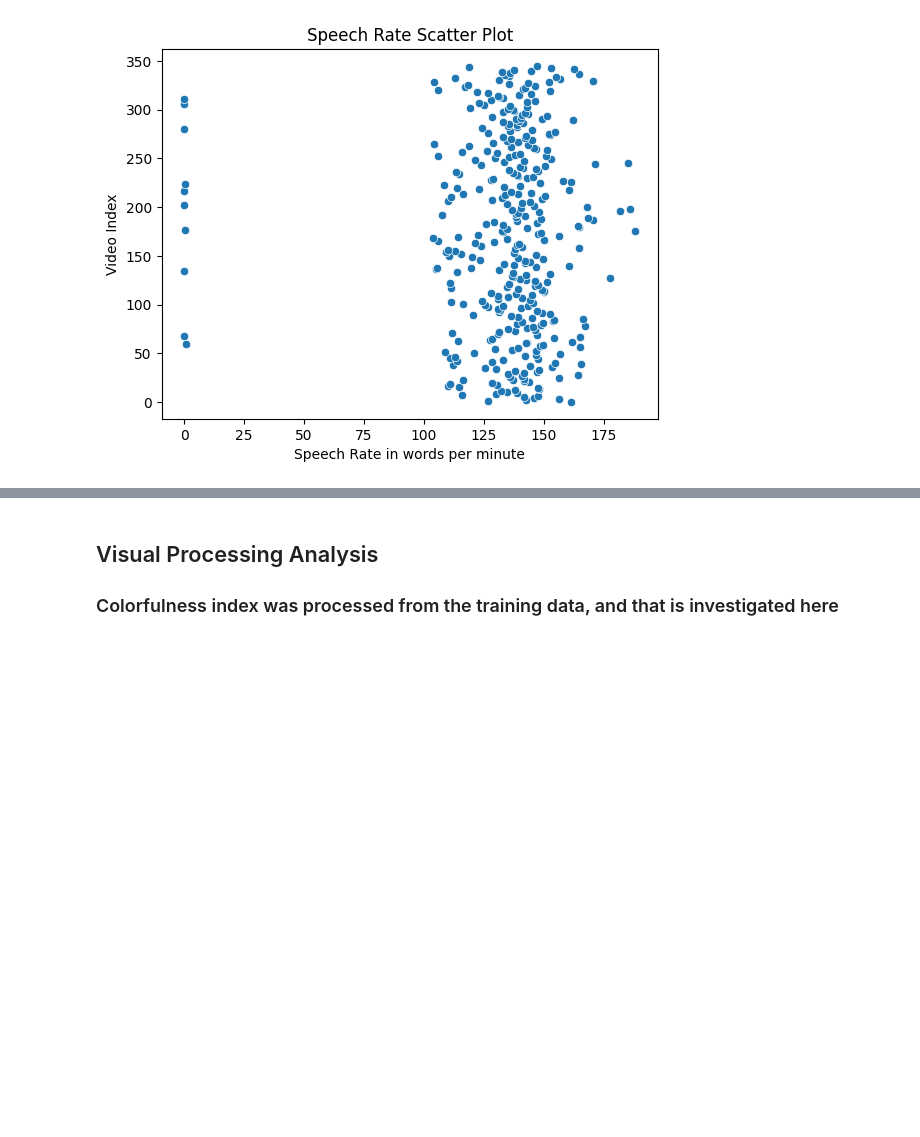
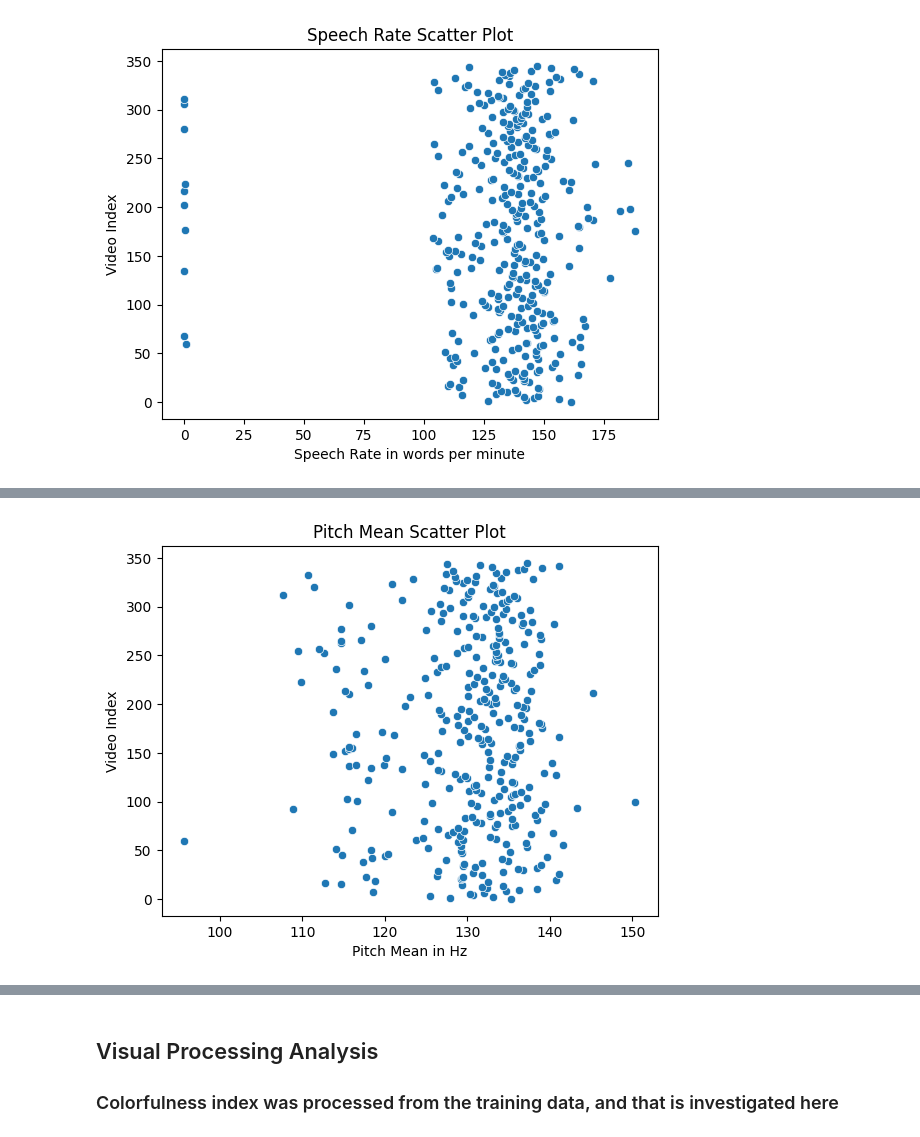
Before and after one commit to LeeJavaa/final_year_project, a Jupyter notebook: analysis/data-analysis.ipynb, the cells around one changed output, grey strips where cells are left out. Cells and saved outputs as stored; diff of their text form; code cells hidden in the pictures; blank space fills up the shorter version.

```diff
--- a/analysis/data-analysis.ipynb
+++ b/analysis/data-analysis.ipynb
@@ -247,0 +314,12 @@ plt.show()
+# %%
+audio2_df = pd.read_csv("../data/dataset/train/train_audio2.csv")
+# %%
+sns.scatterplot(x=audio2_df['pitch_mean'], y=audio2_df.index)
+
+plt.title("Pitch Mean Scatter Plot")
+plt.xlabel("Pitch Mean in Hz")
+plt.ylabel("Video Index")
+
+plt.show()
+# %% [output]
+[figure, added]
```
Also changed, not shown: parts of 13 cells of this notebook, 3 other files.
